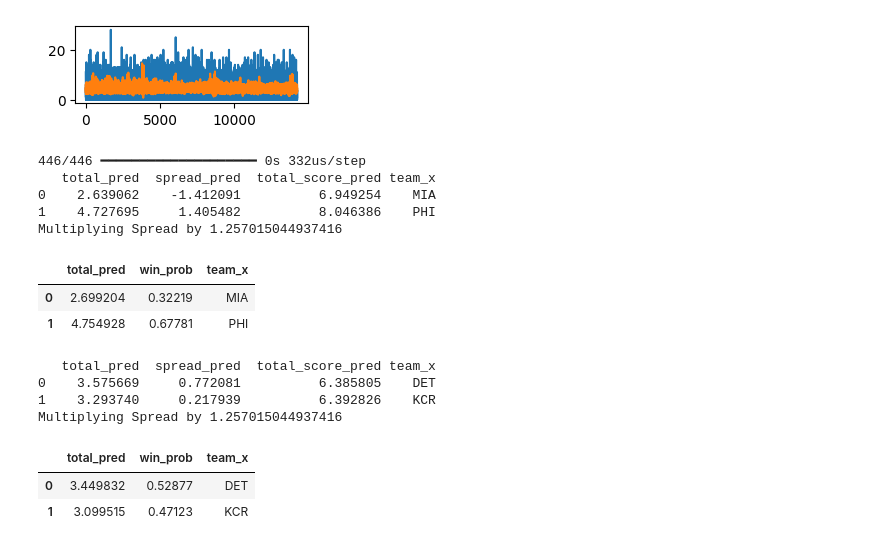
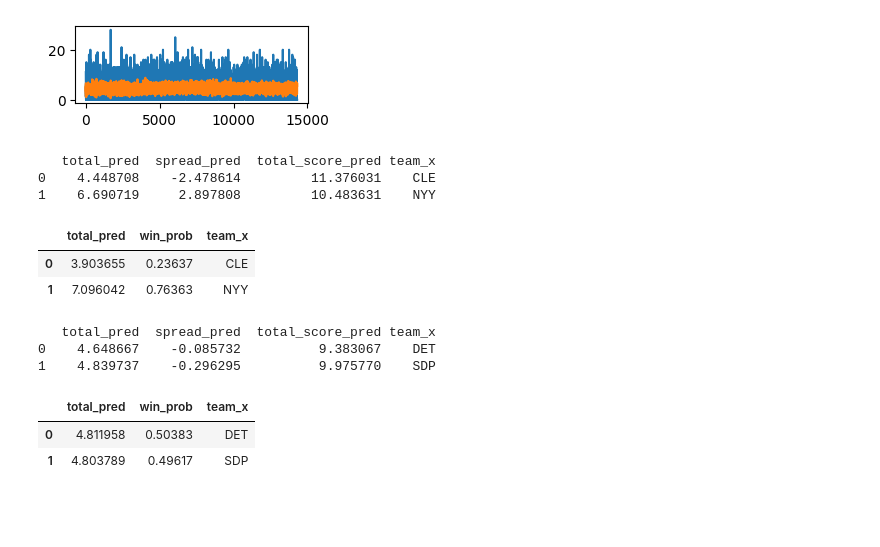
Before and after one commit to trevorscholz1/Portfolio, a Jupyter notebook: daily_lockz/models/predict.ipynb, the cells around one changed output. Drawn from its saved outputs; the diff is of its cells as text; code cells hidden in the pictures; blank space fills up the shorter version.

```diff
--- a/daily_lockz/models/predict.ipynb
+++ b/daily_lockz/models/predict.ipynb
@@ -4,7 +4,7 @@ try:
     os.remove('sims.csv')
 except: pass
 
-SPORTS = ['mlb','nba','nhl','soccer']
+SPORTS = ['mlb','nba','ncaab','ncaaf','nfl','nhl']
 for SPORT in SPORTS:
     import warnings # type: ignore
     warnings.filterwarnings('ignore') # type: ignore
@@ -24,13 +24,15 @@ for SPORT in SPORTS:
     from tensorflow.keras.callbacks import EarlyStopping # type: ignore
     from tensorflow.keras.layers import Dense, Input # type: ignore
 
+    from sklearn.linear_model import Ridge
+
     NEUTRAL_PLAYOFFS = []
 
     load_dotenv()
     SQL_PASS = os.getenv('SQL_PASS')
     engine = create_engine(f"mysql+pymysql://root:{SQL_PASS}@localhost:3306/daily_lockz")
 
-    TEST = 0
+    TEST = 1
     SIM = int(1e5)
     DATE = date.today() + timedelta(days=TEST)
     DATESEED = int(str(DATE).replace('-', ''))
@@ -45,8 +47,12 @@ for SPORT in SPORTS:
     print(SPORT.upper())
 
     simulations = pd.DataFrame(columns=('sport','home_team','away_team','h_score','a_score','h_logo','a_logo','win_prob','implied_odds','time'))
-    games = pd.read_csv(f"./schedules/{SPORT}_schedule.csv")
-    todays_games = games[games['Date'] == str(DATE)]
+    try:
+        games = pd.read_csv(f"./schedules/{SPORT}_schedule.csv")
+        todays_games = games[games['Date'] == str(DATE)]
+    except:
+        print()
+        continue
 
     print(f"{len(todays_games)} GAMES")
     with open('game_log.txt', 'a') as log:
@@ -60,7 +66,6 @@ for SPORT in SPORTS:
     del df['index_opp']
 
     std = df['total'].std()
-    print(std)
     df.fillna(value=0, inplace=True)
 
     last_update = df['date'].iloc[-1]
@@ -226,25 +231,30 @@ for SPORT in SPORTS:
     y_spread = train_df['spread_target'].values
     y_total_score = train_df['total_score_target'].values
 
-    input_layer = Input(shape=(len(selected_columns),))
+    # input_layer = Input(shape=(len(selected_columns),))
 
-    layer1 = Dense(64, activation='leaky_relu')(input_layer)
-    layer2 = Dense(32, activation='relu')(layer1)
-    layer3 = Dense(16, activation='relu')(layer2)
+    # layer1 = Dense(64, activation='leaky_relu')(input_layer)
+    # layer2 = Dense(32, activation='relu')(layer1)
+    # layer3 = Dense(16, activation='relu')(layer2)
 
-    output_total = Dense(1, name='total_output')(layer3)
-    output_spread = Dense(1, name='spread_output')(layer3)
-    output_total_score = Dense(1, name='total_score_output')(layer3)
-    model = Model(inputs=input_layer, outputs=[output_total, output_spread, output_total_score])
-    model.compile(optimizer='adam', loss='mse')
+    # output_total = Dense(1, name='total_output')(layer3)
+    # output_spread = Dense(1, name='spread_output')(layer3)
+    # output_total_score = Dense(1, name='total_score_output')(layer3)
+    # model = Model(inputs=input_layer, outputs=[output_total, output_spread, output_total_score])
+    # model.compile(optimizer='adam', loss='mse')
 
-    early_stopping = EarlyStopping(patience=10)
-    model.fit(X, {'total_output': y_total, 'spread_output': y_spread, 'total_score_output': y_total_score},
-                epochs=100, verbose=0, callbacks=[early_stopping])
+    # early_stopping = EarlyStopping(patience=10)
+    # model.fit(X, {'total_output': y_total, 'spread_output': y_spread, 'total_score_output': y_total_score},
+    #             epochs=100, verbose=0, callbacks=[early_stopping])
 
-    test_predictions = model.predict(train_df[selected_columns])
-    y_true = train_df['total_target'].values
-    y_pred = test_predictions[0]
+    predictions = []
+
+    model = Ridge()
+    model.fit(X, y_total)
+    predictions.append(model.predict(full[selected_columns]))
+
+    y_true = full['total_target'].values
+    y_pred = predictions[0]
     rmse = root_mean_squared_error(y_true, y_pred)
     print(f"Test Accuracy: {rmse:.5f}")
     plt.figure(figsize=(3,1))
@@ -252,7 +262,13 @@ for SPORT in SPORTS:
     plt.plot(y_pred)
     plt.show()
 
-    predictions = model.predict(full[selected_columns])
+    model.fit(X, y_spread)
+    predictions.append(model.predict(full[selected_columns]))
+
+    model.fit(X, y_total_score)
+    predictions.append(model.predict(full[selected_columns]))
+
+    # predictions = model.predict(full[selected_columns])
     full['total_pred'] = predictions[0]
     full['spread_pred'] = predictions[1]
     full['total_score_pred'] = predictions[2]
@@ -291,7 +307,6 @@ for SPORT in SPORTS:
         spread /= 3
 
         spread *= (np.power(std, 1/5))
-        print(f"Multiplying Spread by {np.power(std, 1/5)}")
 
         total_score += scores['total_score_pred'].iloc[win]
         total_score += scores['total_score_pred'].iloc[lose]
@@ -398,17 +413,14 @@ Test Accuracy: 3.07761
-[figure, old version]
+[figure, new version]
-446/446 ━━━━━━━━━━━━━━━━━━━━ 0s 332us/step
    total_pred  spread_pred  total_score_pred team_x
-0    2.639062    -1.412091          6.949254    MIA
-1    4.727695     1.405482          8.046386    PHI
-Multiplying Spread by 1.257015044937416
+0    4.448708    -2.478614         11.376031    CLE
+1    6.690719     2.897808         10.483631    NYY
 |  | total_pred | win_prob | team_x |
-| 0 | 2.699204 | 0.32219 | MIA |
-| 1 | 4.754928 | 0.67781 | PHI |
+| 0 | 3.903655 | 0.23637 | CLE |
+| 1 | 7.096042 | 0.76363 | NYY |
    total_pred  spread_pred  total_score_pred team_x
-0    3.575669     0.772081          6.385805    DET
-1    3.293740     0.217939          6.392826    KCR
-Multiplying Spread by 1.257015044937416
+0    4.648667    -0.085732          9.383067    DET
+1    4.839737    -0.296295          9.975770    SDP
 |  | total_pred | win_prob | team_x |
-| 0 | 3.449832 | 0.52877 | DET |
-| 1 | 3.099515 | 0.47123 | KCR |
+| 0 | 4.811958 | 0.50383 | DET |
+| 1 | 4.803789 | 0.49617 | SDP |
    total_pred  spread_pred  total_score_pred team_x
```
Also changed, not shown: parts of 1 cell of this notebook, 14 other files.
